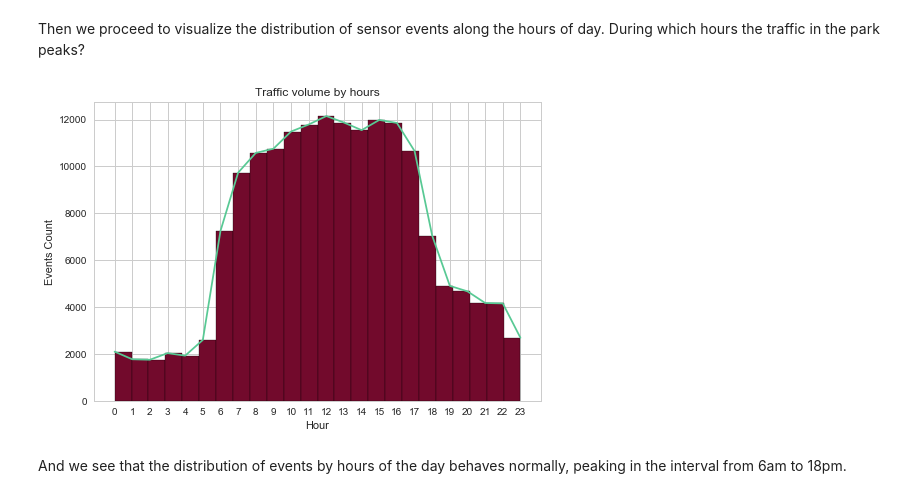
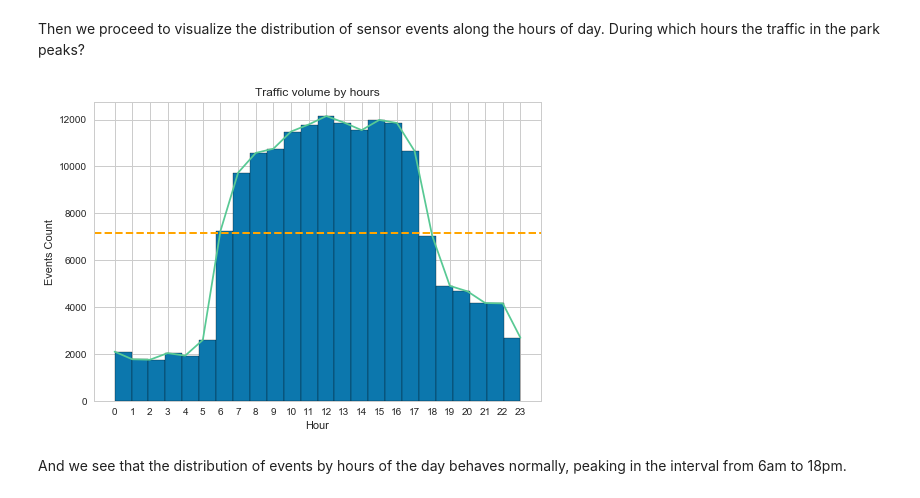
Before and after one commit to dmrib/daytripper, a Jupyter notebook: daytripper/VASTChallenge2017.ipynb, the cells around one changed output. Cells and saved outputs as stored; diff of their text form; code cells hidden in the pictures.

```diff
--- a/daytripper/VASTChallenge2017.ipynb
+++ b/daytripper/VASTChallenge2017.ipynb
@@ -175,18 +267,19 @@ plt.show()
 # %%
 hours_data = time_data.groupby('hour').count().sort_index()
 
 fig, ax = plt.subplots()
-ax.hist(time_data['hour'], bins = 24, ec='k', color='#720A2C')
+ax.hist(time_data['hour'], bins = 24, ec='k', color='#0C77AD')
 ax.plot(hours_data.index, hours_data['Timestamp'], color='#58C994')
+ax.axhline(hours_data['Timestamp'].mean(), color='orange', linestyle='dashed', linewidth=2)
 ax.set_title('Traffic volume by hours')
 ax.set_xlabel('Hour')
 ax.set_ylabel('Events Count')
 ax.set_xticks(range(0, 24))
 
 
 
 plt.show()
 # %% [output]
-[figure, old version]
+[figure, new version]
 # %% [markdown]
 <p>And we see that the distribution of events by hours of the day behaves normally, peaking in the interval from 6am to 18pm.</p>
```
Also changed, not shown: parts of 46 cells of this notebook.
